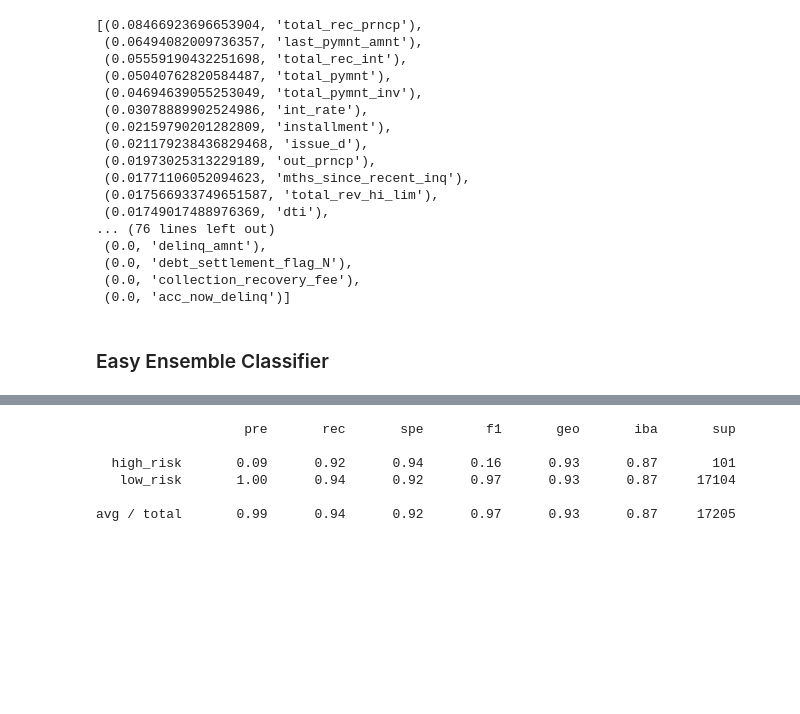
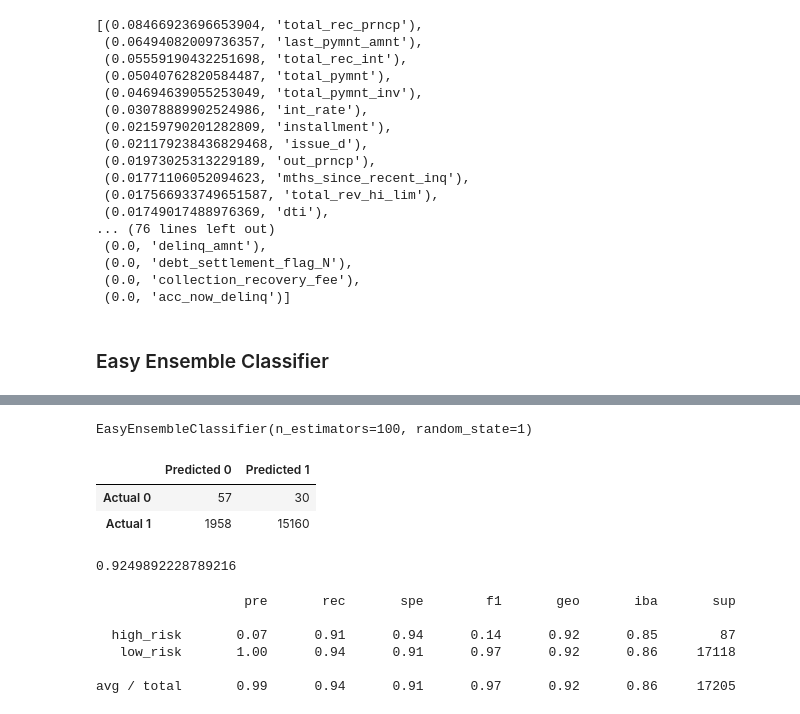
Before and after one commit to laguilar359/MachineLearning-Homework, a Jupyter notebook: Solved_Code/credit_risk_ensemble-WorkingCopy1.ipynb, the cells around one changed output, grey strips where cells are left out. Saved outputs shown, nothing was run; the diff lists cells and outputs as text; code cells hidden in the pictures; blank space fills up the shorter version.

Commit message:
Completed Easy Ensemble Classifier with answers

```diff
--- a/Solved_Code/credit_risk_ensemble-WorkingCopy1.ipynb
+++ b/Solved_Code/credit_risk_ensemble-WorkingCopy1.ipynb
@@ -280,10 +264,41 @@ array([[   93,     8],
+# %%
+# Train the EasyEnsembleClassifier
+
+eac_model = EasyEnsembleClassifier(n_estimators=100, random_state=1)
+eac_model
+# %% [output]
+EasyEnsembleClassifier(n_estimators=100, random_state=1)
+# %%
+# Fitting the model
+eac_model = eac_model.fit(X_train_scaled, y_train)
+# %%
+# Making predictions using the testing data
+eac_predictions = eac_model.predict(X_test_scaled)
+# %%
+# Display the confusion matrix
+eac_cm = confusion_matrix(y_test, eac_predictions)
+eac_cm_df = pd.DataFrame(
+    cm, index=["Actual 0", "Actual 1"], columns=["Predicted 0", "Predicted 1"]
+)
+eac_cm_df
+# %% [output]
+|  | Predicted 0 | Predicted 1 |
+| Actual 0 | 57 | 30 |
+| Actual 1 | 1958 | 15160 |
+# %%
+# Calculate the accuracy score
+eac_acc_score = balanced_accuracy_score(y_test, eac_predictions)
+eac_acc_score
+# %% [output]
+0.9249892228789216
 # %%
 # Print the imbalanced classification report
-# YOUR CODE HERE
+
+print(classification_report_imbalanced(y_test, eac_predictions))
 # %% [output]
                    pre       rec       spe        f1       geo       iba       sup
 
-  high_risk       0.09      0.92      0.94      0.16      0.93      0.87       101
-   low_risk       1.00      0.94      0.92      0.97      0.93      0.87     17104
+  high_risk       0.07      0.91      0.94      0.14      0.92      0.85        87
+   low_risk       1.00      0.94      0.91      0.97      0.92      0.86     17118
 
-avg / total       0.99      0.94      0.92      0.97      0.93      0.87     17205
+avg / total       0.99      0.94      0.91      0.97      0.92      0.86     17205
```
Also changed, not shown: parts of 5 cells of this notebook.
